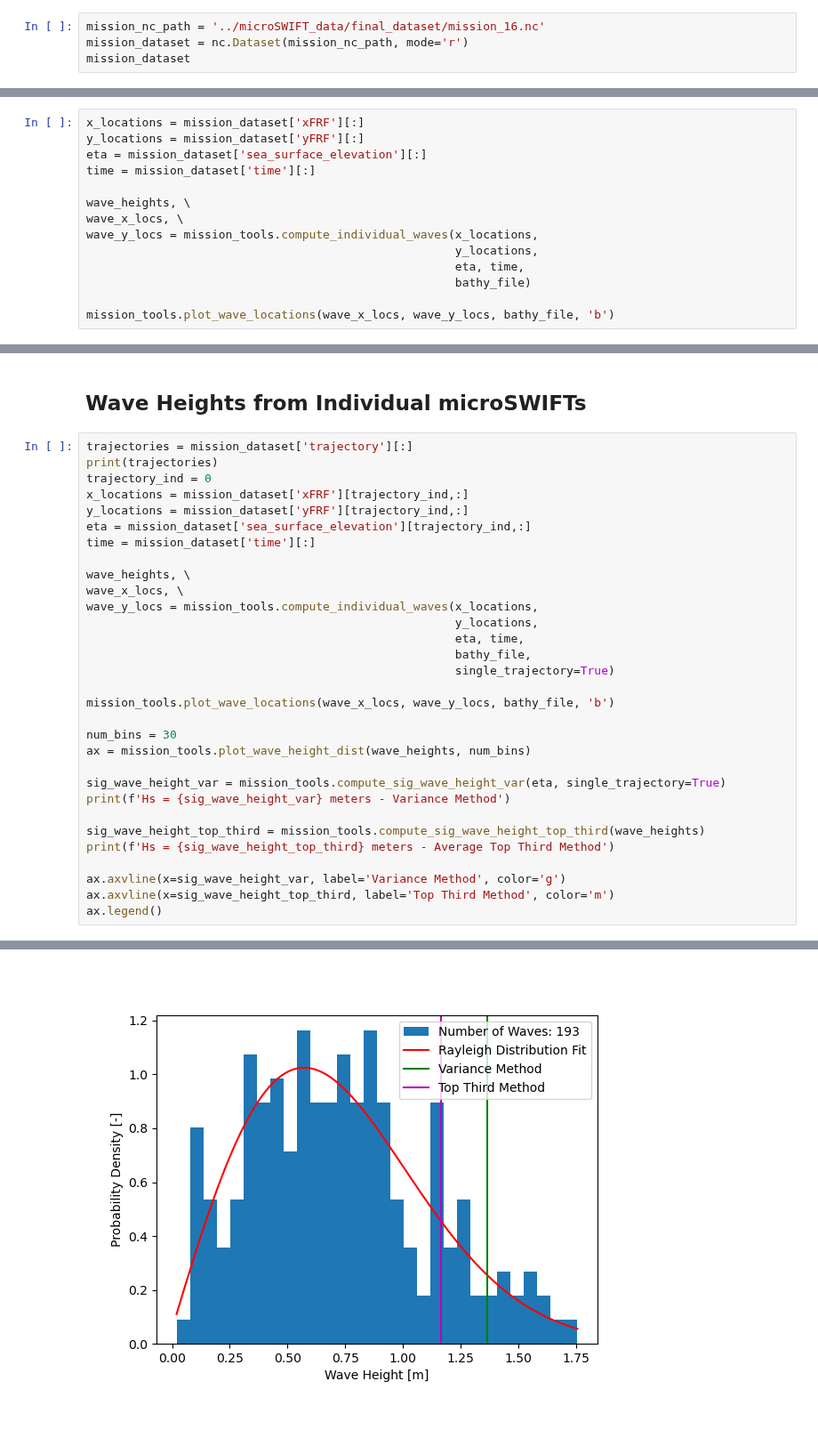
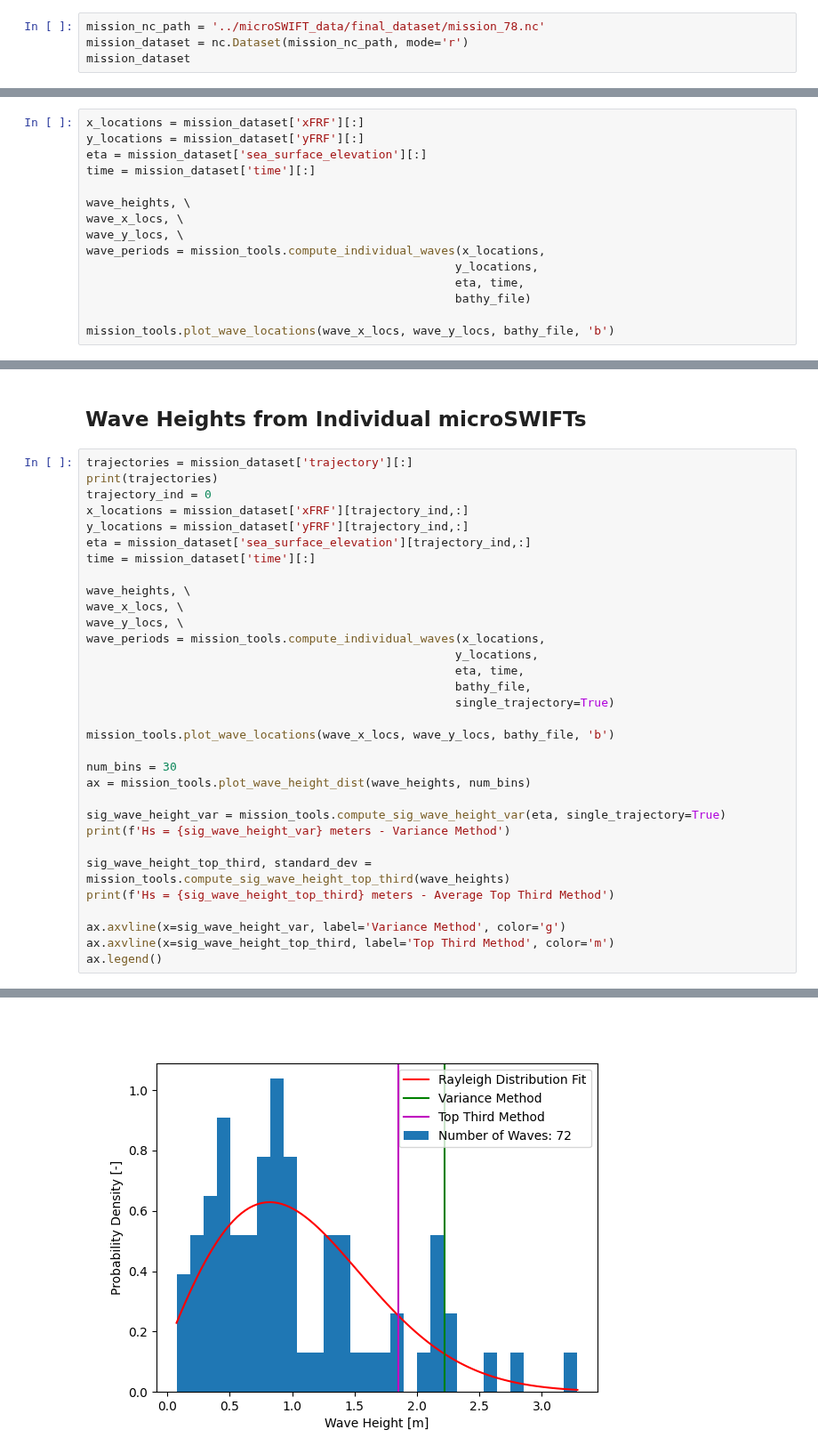
Before and after one commit to SASlabgroup/DUNEXMainExp, a Jupyter notebook: analysis/individual_waves_in_mission.ipynb, the cells around one changed output, grey strips where cells are left out. Shown at 89% size. Cells and saved outputs as stored; diff of their text form; blank space fills up the shorter version.

```diff
--- a/analysis/individual_waves_in_mission.ipynb
+++ b/analysis/individual_waves_in_mission.ipynb
@@ -13,7 +13,7 @@ import mission_tools
 # %% [markdown]
 ## Load a single mission dataset for analysis
 # %%
-mission_nc_path = '../microSWIFT_data/final_dataset/mission_16.nc'
+mission_nc_path = '../microSWIFT_data/final_dataset/mission_78.nc'
 mission_dataset = nc.Dataset(mission_nc_path, mode='r')
 mission_dataset
 # %% [output]
@@ -62,7 +62,8 @@ time = mission_dataset['time'][:]
 
 wave_heights, \
 wave_x_locs, \
-wave_y_locs = mission_tools.compute_individual_waves(x_locations,
+wave_y_locs, \
+wave_periods = mission_tools.compute_individual_waves(x_locations,
                                                      y_locations,
                                                      eta, time,
                                                      bathy_file)
@@ -113,7 +114,8 @@ time = mission_dataset['time'][:]
 
 wave_heights, \
 wave_x_locs, \
-wave_y_locs = mission_tools.compute_individual_waves(x_locations,
+wave_y_locs, \
+wave_periods = mission_tools.compute_individual_waves(x_locations,
                                                      y_locations,
                                                      eta, time,
                                                      bathy_file,
@@ -127,7 +129,7 @@ ax = mission_tools.plot_wave_height_dist(wave_heights, num_bins)
 sig_wave_height_var = mission_tools.compute_sig_wave_height_var(eta, single_trajectory=True)
 print(f'Hs = {sig_wave_height_var} meters - Variance Method')
 
-sig_wave_height_top_third = mission_tools.compute_sig_wave_height_top_third(wave_heights)
+sig_wave_height_top_third, standard_dev = mission_tools.compute_sig_wave_height_top_third(wave_heights)
 print(f'Hs = {sig_wave_height_top_third} meters - Average Top Third Method')
 
 ax.axvline(x=sig_wave_height_var, label='Variance Method', color='g')
@@ -142 +145 @@ Hs = 1.1648986613114722 meters - Average Top Third Method
-[figure, old version]
+[figure, new version]
```
Also changed, not shown: parts of 9 cells of this notebook, 5 other files.
